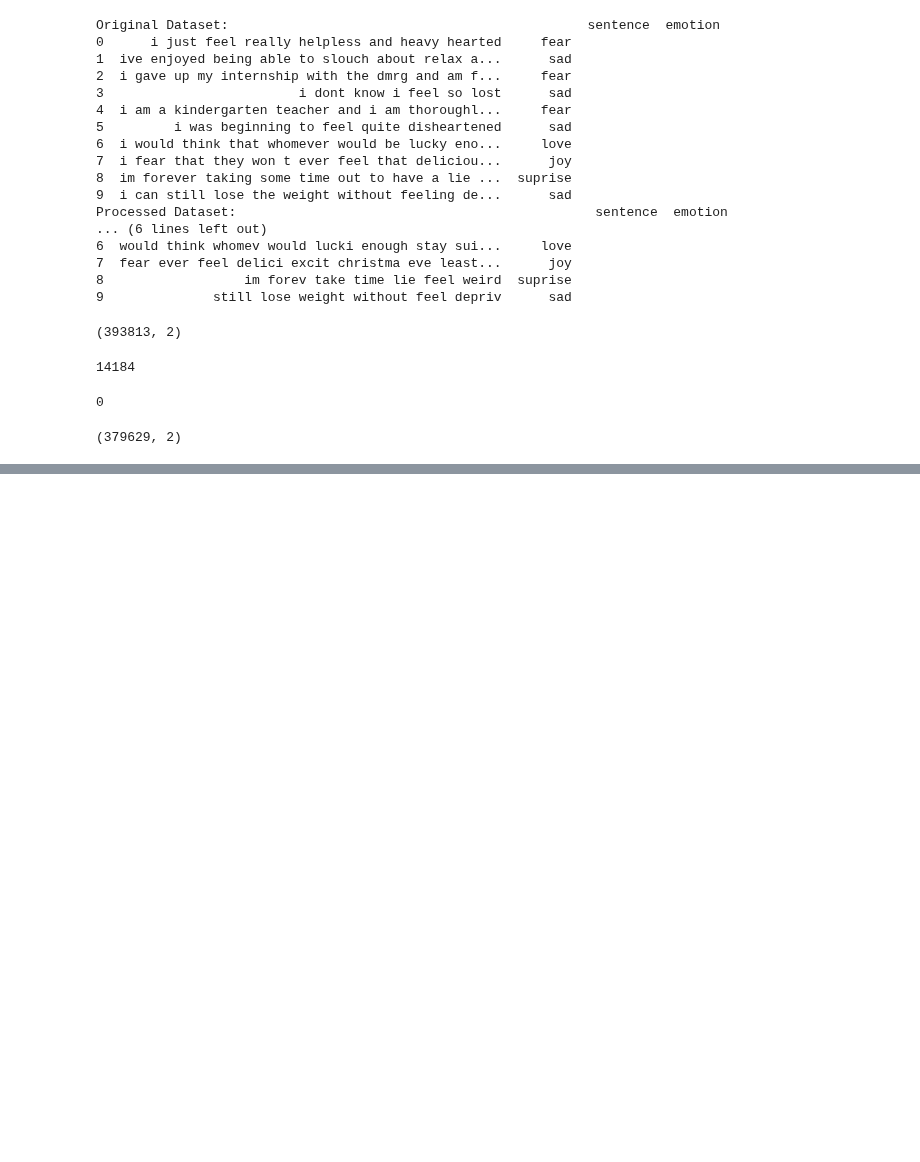
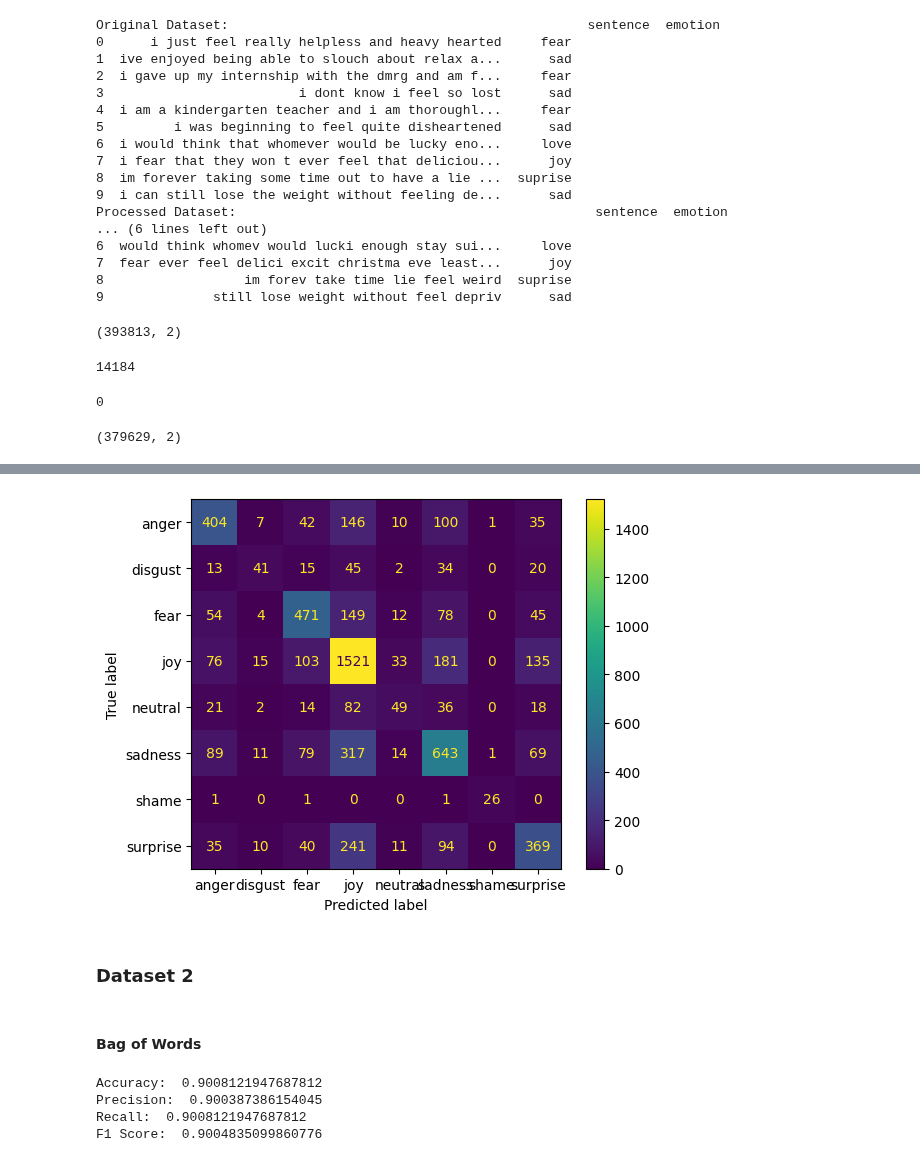
Before and after one commit to SMNahian270/NLP_Project_Emotion-Detection, a Jupyter notebook: nabil.ipynb, the cells around one changed output, grey strips where cells are left out. Drawn from its saved outputs; the diff is of its cells as text; code cells hidden in the pictures; blank space fills up the shorter version.

```diff
--- a/nabil.ipynb
+++ b/nabil.ipynb
@@ -517,0 +682,9 @@ copy_d2.to_csv('emotion_dataset_2.csv', index = False)
+# %%
+cm_1_tfidf = confusion_matrix(y1_test, pred_1_tfidf)
+disp_1_tfidf = ConfusionMatrixDisplay(confusion_matrix=cm_1_tfidf, display_labels=svm_1_tfidf.classes_)
+disp_1_tfidf.plot()
+plt.show()
+# %% [output]
+[figure, added]
+# %% [markdown]
+### Dataset 2
@@ -517,0 +696,20 @@ copy_d2.to_csv('emotion_dataset_2.csv', index = False)
+# %% [markdown]
+#### Bag of Words
+# %%
+bow_2 = CountVectorizer()
+X2_train_bow = bow_2.fit_transform(X2_train)
+X2_test_bow = bow_2.transform(X2_test)
+
+svm_2_bow = LinearSVC()
+svm_2_bow.fit(X2_train_bow, y2_train)
+pred_2_bow = svm_2_bow.predict(X2_test_bow)
+
+print("Accuracy: ", accuracy_score(y2_test, pred_2_bow))
+print("Precision: ", precision_score(y2_test, pred_2_bow, average='weighted'))
+print("Recall: ", recall_score(y2_test, pred_2_bow, average='weighted'))
+print("F1 Score: ", f1_score(y2_test, pred_2_bow, average='weighted'))
+# %% [output]
+Accuracy:  0.9008121947687812
+Precision:  0.900387386154045
+Recall:  0.9008121947687812
+F1 Score:  0.9004835099860776
```
Also changed, not shown: parts of 26 cells of this notebook.
